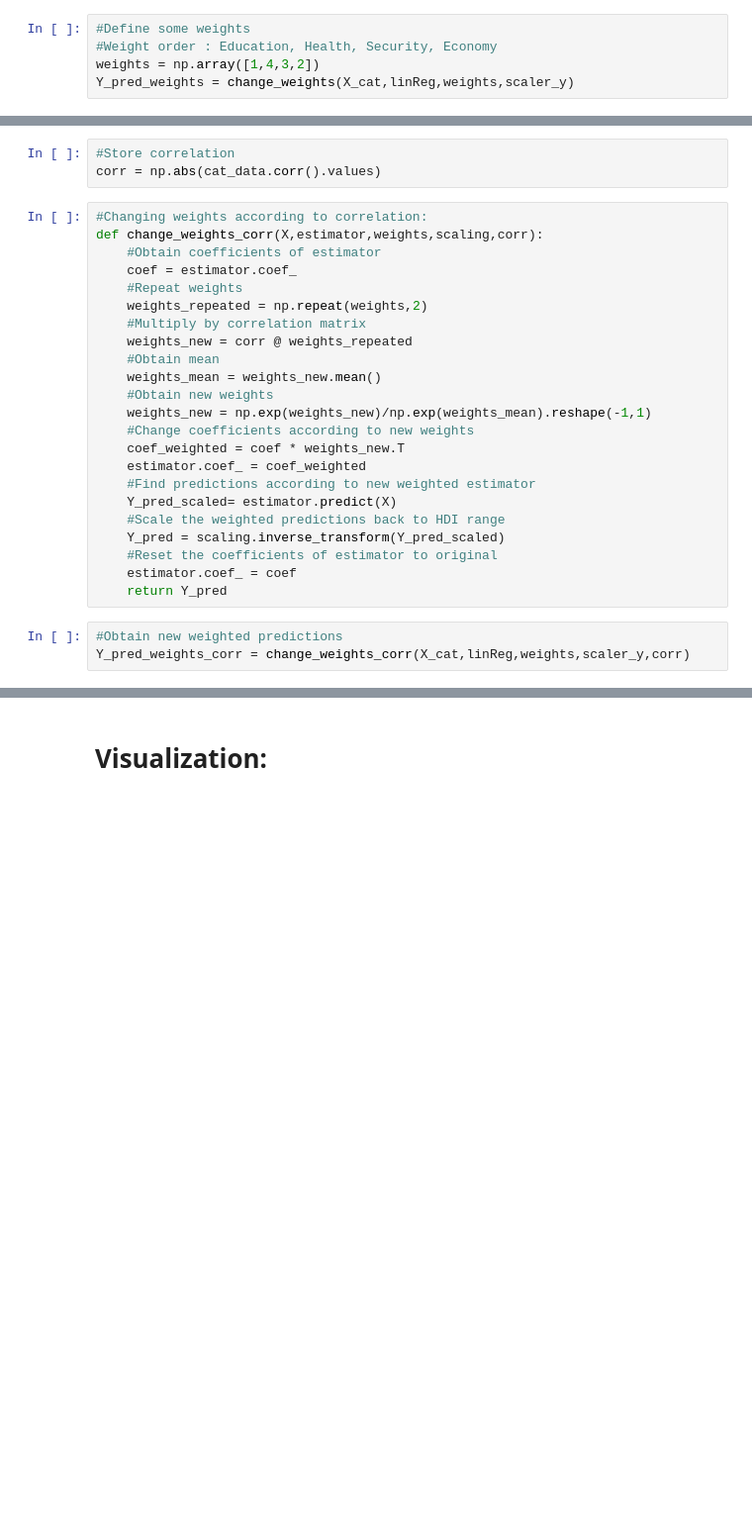
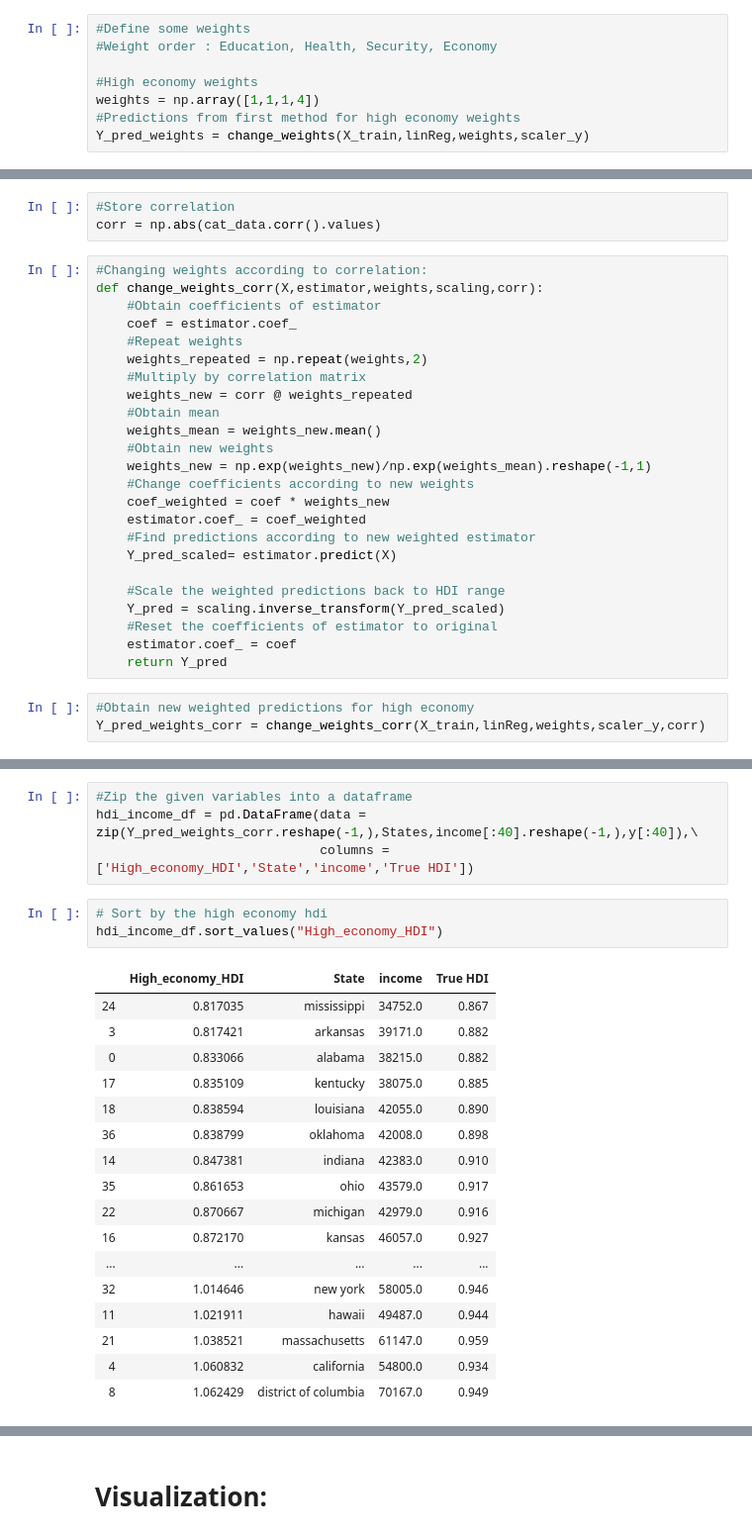
Before and after one commit to steber97/RecursionFairies_AdaProject, a Jupyter notebook: lorisLinearRidgeRegressionAndSVR.ipynb, the cells around one changed output, grey strips where cells are left out. Shown: that part at 99% size. Saved outputs shown, nothing was run; the diff lists cells and outputs as text; blank space fills up the shorter version.

Commit message:
Analysis of corner cases for all weights

```diff
--- a/lorisLinearRidgeRegressionAndSVR.ipynb
+++ b/lorisLinearRidgeRegressionAndSVR.ipynb
@@ -461,8 +469,11 @@ def change_weights(X,estimator,weights,scaling):
 # %%
 #Define some weights
 #Weight order : Education, Health, Security, Economy
-weights = np.array([1,4,3,2])
-Y_pred_weights = change_weights(X_cat,linReg,weights,scaler_y)
+
+#High economy weights
+weights = np.array([1,1,1,4])
+#Predictions from first method for high economy weights
+Y_pred_weights = change_weights(X_train,linReg,weights,scaler_y)
 # %% [markdown]
 Note that our results are not as expected because of the inherent correlation between features. Thus, even when we weigh one category, like health, we should ideally weigh all correlated features accordingly. We thus define a new weighting procedure, taking the correlations into account. Note that we can have a large correlation (around 0.6-0.7) for 2 features of different categories. The new weighting procedure multiplies the repeated weights defined by the user with the correlation matrix with absolute correlation values. Thus, even if a feature has a low weight defined by user, if its correlation is high to a high user-weighted feature, it will have a high weight. Taking absolute values allows for high negative correlated features to share weights.
 # %%
@@ -494,15 +505,16 @@ def change_weights_corr(X,estimator,weights,scaling,corr):
     #Obtain new weights
     weights_new = np.exp(weights_new)/np.exp(weights_mean).reshape(-1,1)
     #Change coefficients according to new weights
-    coef_weighted = coef * weights_new.T
+    coef_weighted = coef * weights_new
     estimator.coef_ = coef_weighted
     #Find predictions according to new weighted estimator
     Y_pred_scaled= estimator.predict(X)
+
     #Scale the weighted predictions back to HDI range
     Y_pred = scaling.inverse_transform(Y_pred_scaled)
     #Reset the coefficients of estimator to original
     estimator.coef_ = coef
     return Y_pred
 # %%
-#Obtain new weighted predictions
-Y_pred_weights_corr = change_weights_corr(X_cat,linReg,weights,scaler_y,corr)
+#Obtain new weighted predictions for high economy
+Y_pred_weights_corr = change_weights_corr(X_train,linReg,weights,scaler_y,corr)
@@ -508,0 +523,25 @@ Y_pred_weights_corr = change_weights_corr(X_cat,linReg,weights,scaler_y,corr)
+# %%
+#Zip the given variables into a dataframe
+hdi_income_df = pd.DataFrame(data = zip(Y_pred_weights_corr.reshape(-1,),States,income[:40].reshape(-1,),y[:40]),\
+                             columns = ['High_economy_HDI','State','income','True HDI'])
+# %%
+# Sort by the high economy hdi
+hdi_income_df.sort_values("High_economy_HDI")
+# %% [output]
+|  | High_economy_HDI | State | income | True HDI |
+| 24 | 0.817035 | mississippi | 34752.0 | 0.867 |
+| 3 | 0.817421 | arkansas | 39171.0 | 0.882 |
+| 0 | 0.833066 | alabama | 38215.0 | 0.882 |
+| 17 | 0.835109 | kentucky | 38075.0 | 0.885 |
+| 18 | 0.838594 | louisiana | 42055.0 | 0.890 |
+| 36 | 0.838799 | oklahoma | 42008.0 | 0.898 |
+| 14 | 0.847381 | indiana | 42383.0 | 0.910 |
+| 35 | 0.861653 | ohio | 43579.0 | 0.917 |
+| 22 | 0.870667 | michigan | 42979.0 | 0.916 |
+| 16 | 0.872170 | kansas | 46057.0 | 0.927 |
+| ... | ... | ... | ... | ... |
+| 32 | 1.014646 | new york | 58005.0 | 0.946 |
+| 11 | 1.021911 | hawaii | 49487.0 | 0.944 |
+| 21 | 1.038521 | massachusetts | 61147.0 | 0.959 |
+| 4 | 1.060832 | california | 54800.0 | 0.934 |
+| 8 | 1.062429 | district of columbia | 70167.0 | 0.949 |
```
Also changed, not shown: parts of 15 cells of this notebook.
